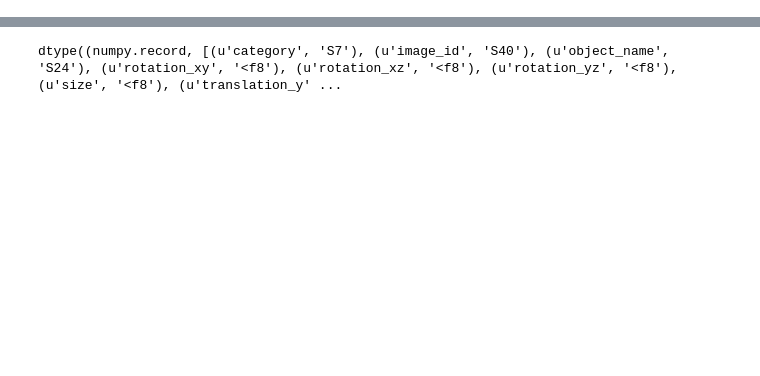
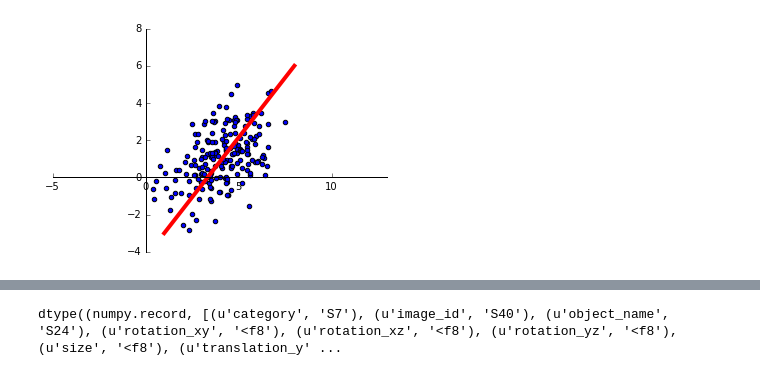
Before and after one commit to neuroailab/psych253, a Jupyter notebook: Lecture12.ipynb, the cells around one changed output, grey strips where cells are left out. Cells and saved outputs as stored; diff of their text form; code cells hidden in the pictures; blank space fills up the shorter version.

```diff
--- a/Lecture12.ipynb
+++ b/Lecture12.ipynb
@@ -12,0 +36,18 @@ from utils import featurewise_norm
+# %%
+#here's the principle axis also plotted
+plt.plot([1, 8], [-3, 6], color='r', linewidth=4)
+
+plt.scatter(toy_data[:, 0], toy_data[:, 1])
+plt.axis('equal')
+ax = plt.gca()
+ax.spines['right'].set_visible(False)
+ax.spines['top'].set_visible(False)
+ax.yaxis.set_ticks_position('left')
+ax.xaxis.set_ticks_position('bottom')
+ax.spines['left'].set_position('zero')
+ax.spines['bottom'].set_position('zero')
+
+#we want to now center the data so that the principal axis is a vector
+#that is -- is should go through the origin
+# %% [output]
+[figure, added]
```
Also changed, not shown: parts of 50 cells of this notebook.
